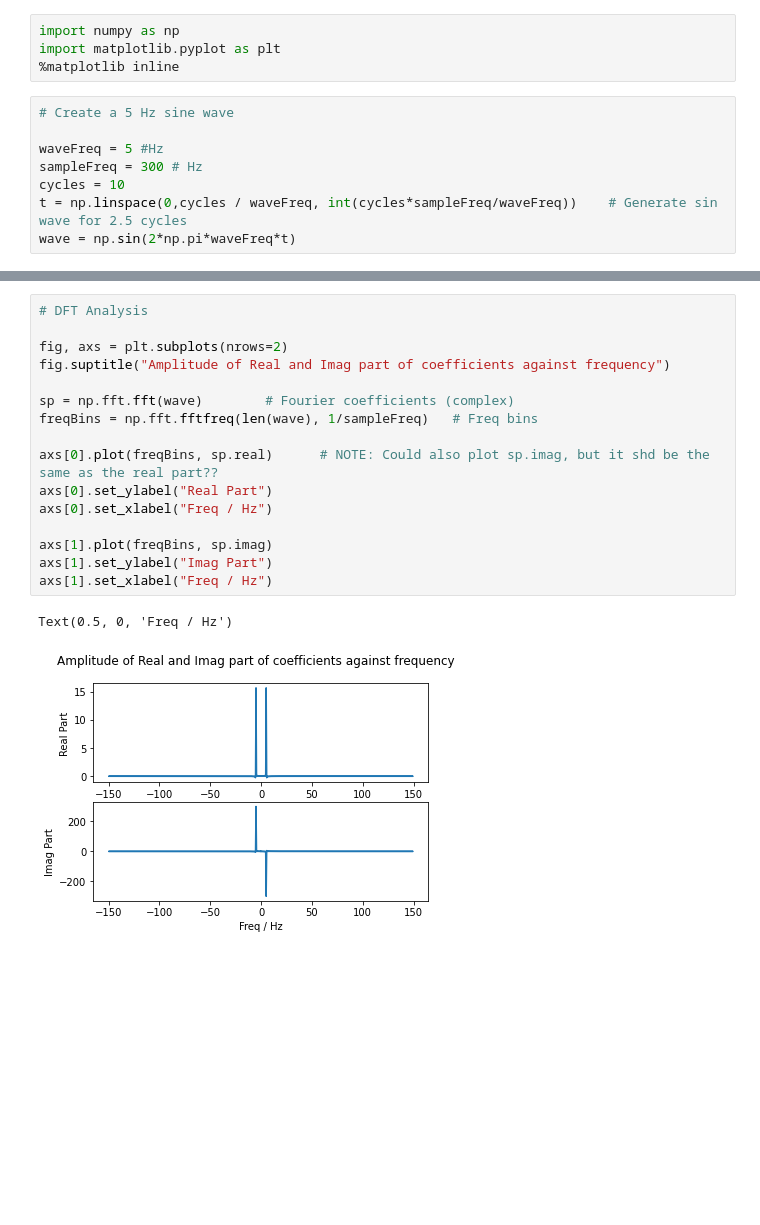
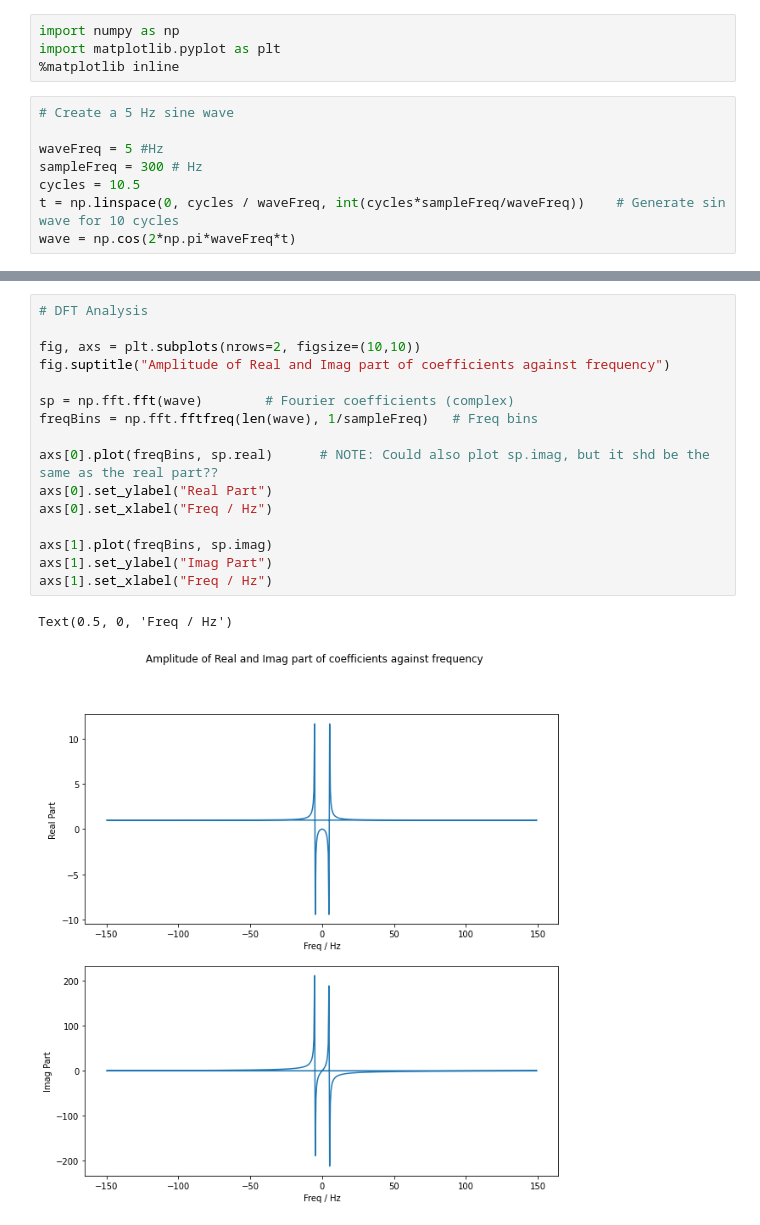
Before and after one commit to Guppy16/Windowing, a Jupyter notebook: DFT_bad.ipynb, the cells around one changed output, grey strips where cells are left out. Cells and saved outputs as stored; diff of their text form; blank space fills up the shorter version.

```diff
--- a/DFT_bad.ipynb
+++ b/DFT_bad.ipynb
@@ -7,9 +7,9 @@ import matplotlib.pyplot as plt
 
 waveFreq = 5 #Hz
 sampleFreq = 300 # Hz
-cycles = 10
-t = np.linspace(0,cycles / waveFreq, int(cycles*sampleFreq/waveFreq))    # Generate sin wave for 2.5 cycles
-wave = np.sin(2*np.pi*waveFreq*t)
+cycles = 10.5
+t = np.linspace(0, cycles / waveFreq, int(cycles*sampleFreq/waveFreq))    # Generate sin wave for 10 cycles
+wave = np.cos(2*np.pi*waveFreq*t)
 # %%
 plt.plot(t, wave)
 plt.xlabel("Time / s")
@@ -21,22 +21,22 @@ Text(0.5, 1.0, '5 Hz sin wave sampled at 300 Hz for 10 cycles')
 # %%
 # DFT Analysis
 
-fig, axs = plt.subplots(nrows=2)
+fig, axs = plt.subplots(nrows=2, figsize=(10,10))
 fig.suptitle("Amplitude of Real and Imag part of coefficients against frequency")
 
 sp = np.fft.fft(wave)        # Fourier coefficients (complex)
 freqBins = np.fft.fftfreq(len(wave), 1/sampleFreq)   # Freq bins
 
 axs[0].plot(freqBins, sp.real)      # NOTE: Could also plot sp.imag, but it shd be the same as the real part??
 axs[0].set_ylabel("Real Part")
 axs[0].set_xlabel("Freq / Hz")
 
 axs[1].plot(freqBins, sp.imag)
 axs[1].set_ylabel("Imag Part")
 axs[1].set_xlabel("Freq / Hz")
 # %% [output]
 Text(0.5, 0, 'Freq / Hz')
-[figure, old version]
+[figure, new version]
 # %%
 # Plot the absolute values of the +ve freq
 
```
Also changed, not shown: parts of 6 cells of this notebook, 12 other files.
